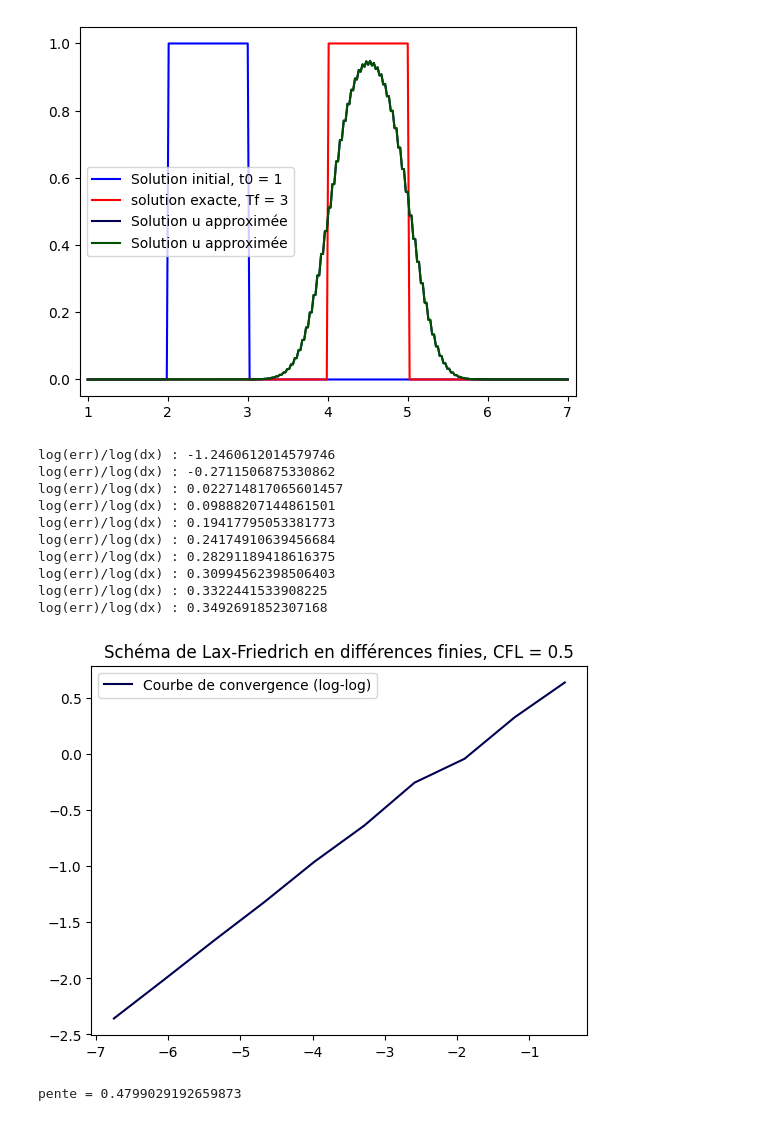
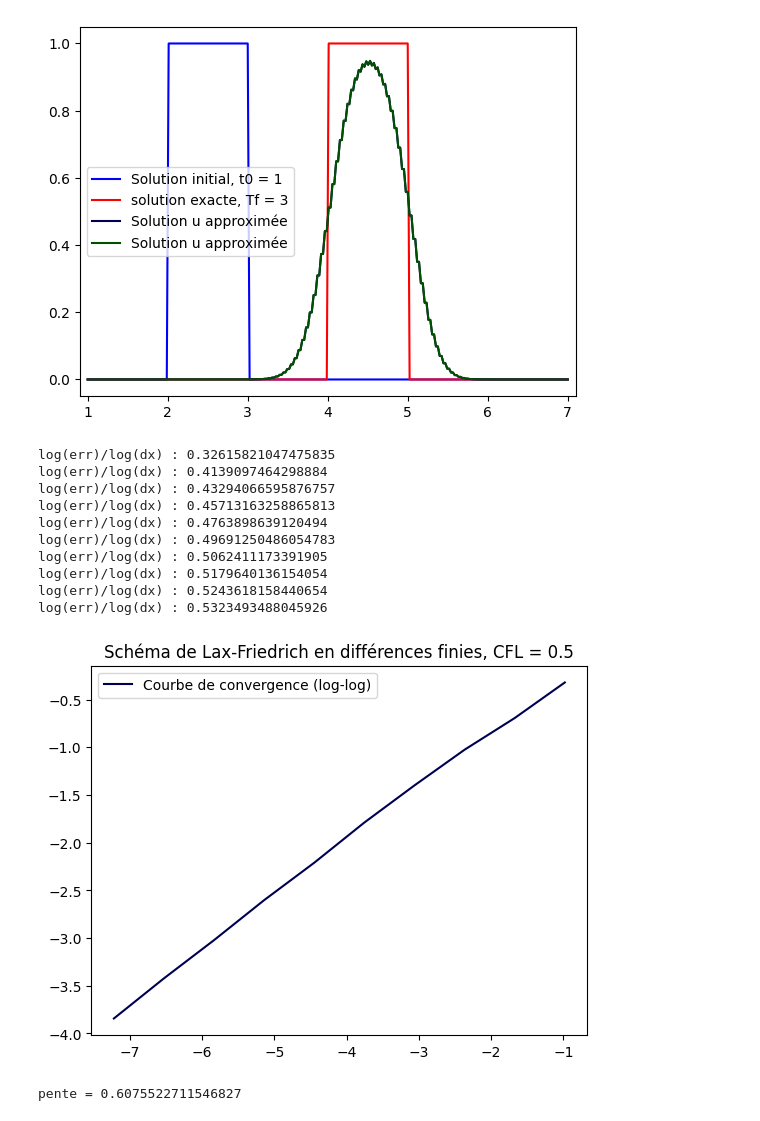
Before and after one commit to Golto/SSPM-M1-hyperbolic-edp, a Jupyter notebook: playground.ipynb, the cells around one changed output. Drawn from its saved outputs; the diff is of its cells as text; code cells hidden in the pictures.

```diff
--- a/playground.ipynb
+++ b/playground.ipynb
@@ -188,7 +190,7 @@ plt.show()
 # %%
 hm = HyperbolicModel(
     equation = TEST_CASES["debug"],
-    model = psl.Model(nx = 10, nt = 100, cfl = 0.5)
+    model = psl.Model(nx = 16, nt = 100, cfl = 0.5)
 )
 
 timePassed = hm.equation.bounds.t.getLength()
@@ -196,47 +198,47 @@ length = hm.equation.bounds.x.getLength()
 
 spaceSteps = []
 errs = []
 
 
 
 for _ in range(10):
-    x, ufd = hm.approxFixedCFL("LaxFriedrich", "FiniteDifferences")
+    x, ufd = hm.approxFixedCFL("LaxWendroff", "FiniteDifferences")
     uex = hm.equation.exact(timePassed, x)
 
     err = np.abs(ufd - uex).sum() / np.abs(uex).sum()
     dx = length / hm.model.nx
     #print(f"Erreur de Convergence : {err}")
     #print(f"log(err) : {np.log(err)}")
 
     spaceSteps.append(dx)
     errs.append(err)
 
     print(f"log(err)/log(dx) : {np.log(err) / np.log(dx)}")
 
     hm.model.multiplySpaceStep(2)
 
 X = np.log(spaceSteps)
 Y = np.log(errs)
 plt.plot(X, Y, color = "#000050", label = "Courbe de convergence (log-log)")
 plt.legend()
 plt.title("Schéma de Lax-Friedrich en différences finies, CFL = 0.5")
 plt.show()
 
-slope = (Y[-1] - Y[0]) / (X[-1] - X[0])
+slope = (Y[-1] - Y[-2]) / (X[-1] - X[-2])
 print(f"pente = {slope}")
 # %% [output]
-log(err)/log(dx) : -1.2460612014579746
-log(err)/log(dx) : -0.2711506875330862
-log(err)/log(dx) : 0.022714817065601457
-log(err)/log(dx) : 0.09888207144861501
-log(err)/log(dx) : 0.19417795053381773
-log(err)/log(dx) : 0.24174910639456684
-log(err)/log(dx) : 0.28291189418616375
-log(err)/log(dx) : 0.30994562398506403
-log(err)/log(dx) : 0.3322441533908225
-log(err)/log(dx) : 0.3492691852307168
+log(err)/log(dx) : 0.32615821047475835
+log(err)/log(dx) : 0.4139097464298884
+log(err)/log(dx) : 0.43294066595876757
+log(err)/log(dx) : 0.45713163258865813
+log(err)/log(dx) : 0.4763898639120494
+log(err)/log(dx) : 0.49691250486054783
+log(err)/log(dx) : 0.5062411173391905
+log(err)/log(dx) : 0.5179640136154054
+log(err)/log(dx) : 0.5243618158440654
+log(err)/log(dx) : 0.5323493488045926
-[figure, old version]
+[figure, new version]
-pente = 0.4799029192659873
+pente = 0.6075522711546827
 # %%
 
 
```
Also changed, not shown: parts of 3 cells of this notebook, 12 other files.
